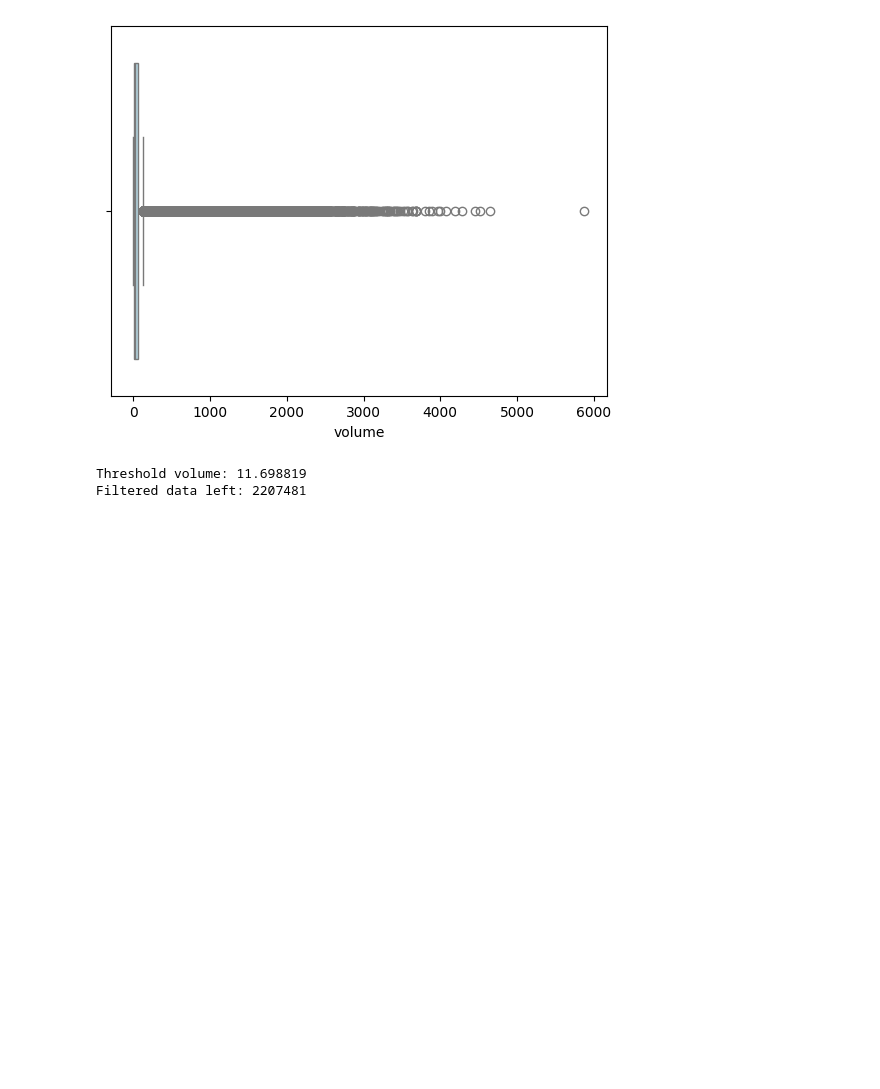
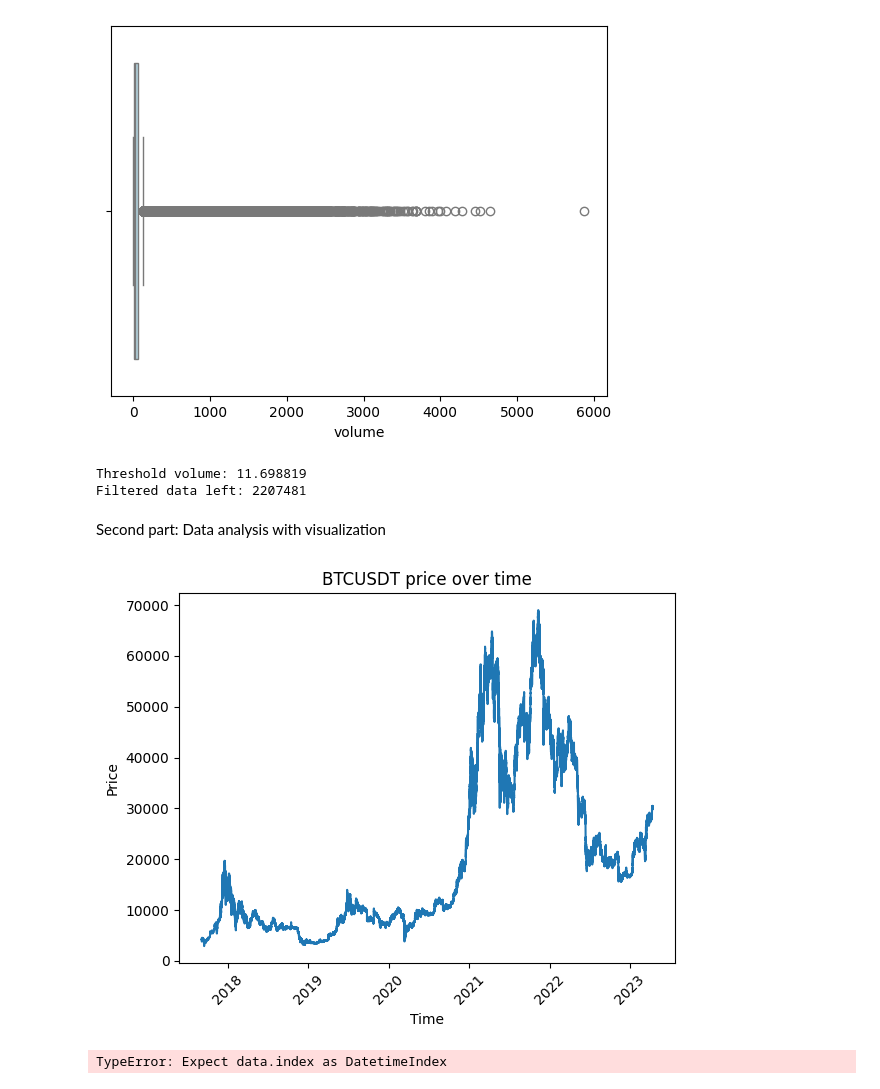
Before and after one commit to IhorRod/TechAnalysis-methods, a Jupyter notebook: notebooks/PZ1.ipynb, the cells around one changed output. Drawn from its saved outputs; the diff is of its cells as text; code cells hidden in the pictures; blank space fills up the shorter version.

Commit message:
Start part two

```diff
--- a/notebooks/PZ1.ipynb
+++ b/notebooks/PZ1.ipynb
@@ -74,3 +76,5 @@ Threshold volume: 11.698819
 Filtered data left: 2207481
 # %%
 data_filtered.to_csv('../data/BTCUSDT-1m-prep-filtered.csv', index=False)
+# %% [markdown]
+Second part: Data analysis with visualization
@@ -76,0 +83,26 @@ data_filtered.to_csv('../data/BTCUSDT-1m-prep-filtered.csv', index=False)
+# %%
+# Plotting the price
+plt.plot(data_filtered['time'], data_filtered['close'])
+
+# Add labels
+plt.xlabel('Time')
+plt.ylabel('Price')
+plt.title('BTCUSDT price over time')
+
+# Rotate tick marks on x-axis
+plt.xticks(rotation=45)
+
+# Display plot
+plt.show()
+# %% [output]
+[figure, added]
+# %%
+import mplfinance as mpf
+
+# Plot candlestick chart
+mpf.plot(data[['open', 'high', 'low', 'close', 'volume']], type='candle', style='charles', volume=True)
+
+# Show the plot
+plt.show()
+# %% [output]
+TypeError: Expect data.index as DatetimeIndex
```
Also changed, not shown: parts of 2 cells of this notebook.
